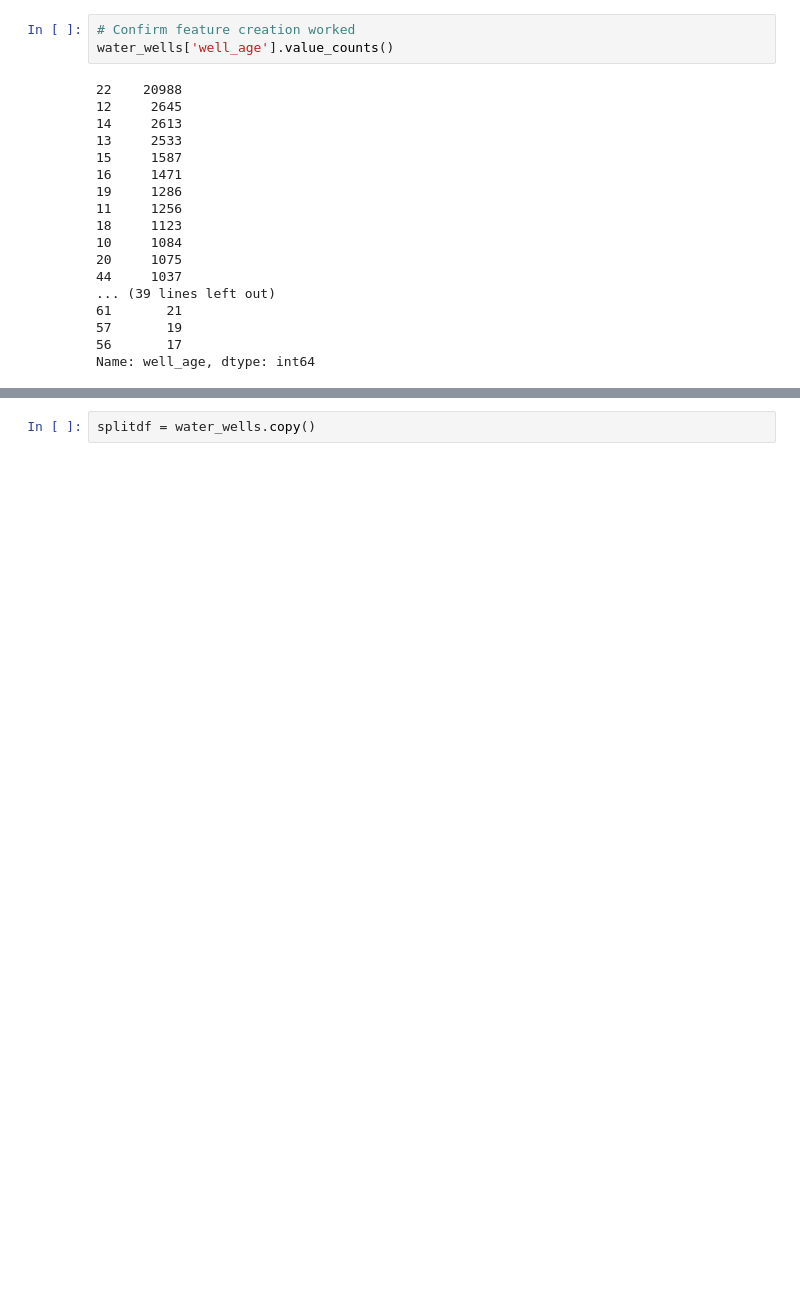
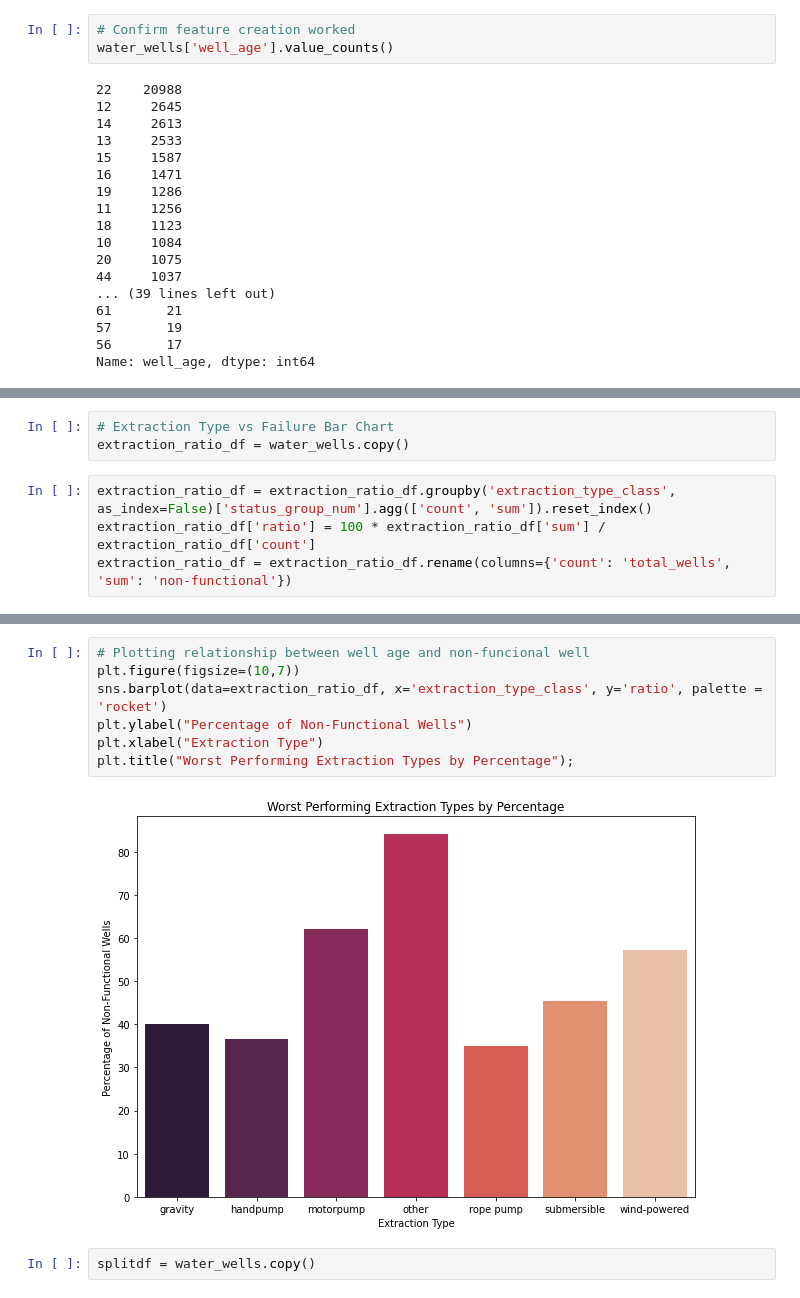
Before and after one commit to tvrjuana/tanzania-water-wells, a Jupyter notebook: train_test_split.ipynb, the cells around one changed output, grey strips where cells are left out. Saved outputs shown, nothing was run; the diff lists cells and outputs as text; blank space fills up the shorter version.

```diff
--- a/train_test_split.ipynb
+++ b/train_test_split.ipynb
@@ -180,0 +221,7 @@ Name: well_age, dtype: int64
+# %%
+# Extraction Type vs Failure Bar Chart
+extraction_ratio_df = water_wells.copy()
+# %%
+extraction_ratio_df = extraction_ratio_df.groupby('extraction_type_class', as_index=False)['status_group_num'].agg(['count', 'sum']).reset_index()
+extraction_ratio_df['ratio'] = 100 * extraction_ratio_df['sum'] / extraction_ratio_df['count']
+extraction_ratio_df = extraction_ratio_df.rename(columns={'count': 'total_wells', 'sum': 'non-functional'})
@@ -181,3 +237,12 @@ Name: well_age, dtype: int64
+# %%
+# Plotting relationship between well age and non-funcional well
+plt.figure(figsize=(10,7))
+sns.barplot(data=extraction_ratio_df, x='extraction_type_class', y='ratio', palette = 'rocket')
+plt.ylabel("Percentage of Non-Functional Wells")
+plt.xlabel("Extraction Type")
+plt.title("Worst Performing Extraction Types by Percentage");
+# %% [output]
+[figure, added]
 # %%
 splitdf = water_wells.copy()
 # %%
```
Also changed, not shown: parts of 7 cells of this notebook, 2 other files.
